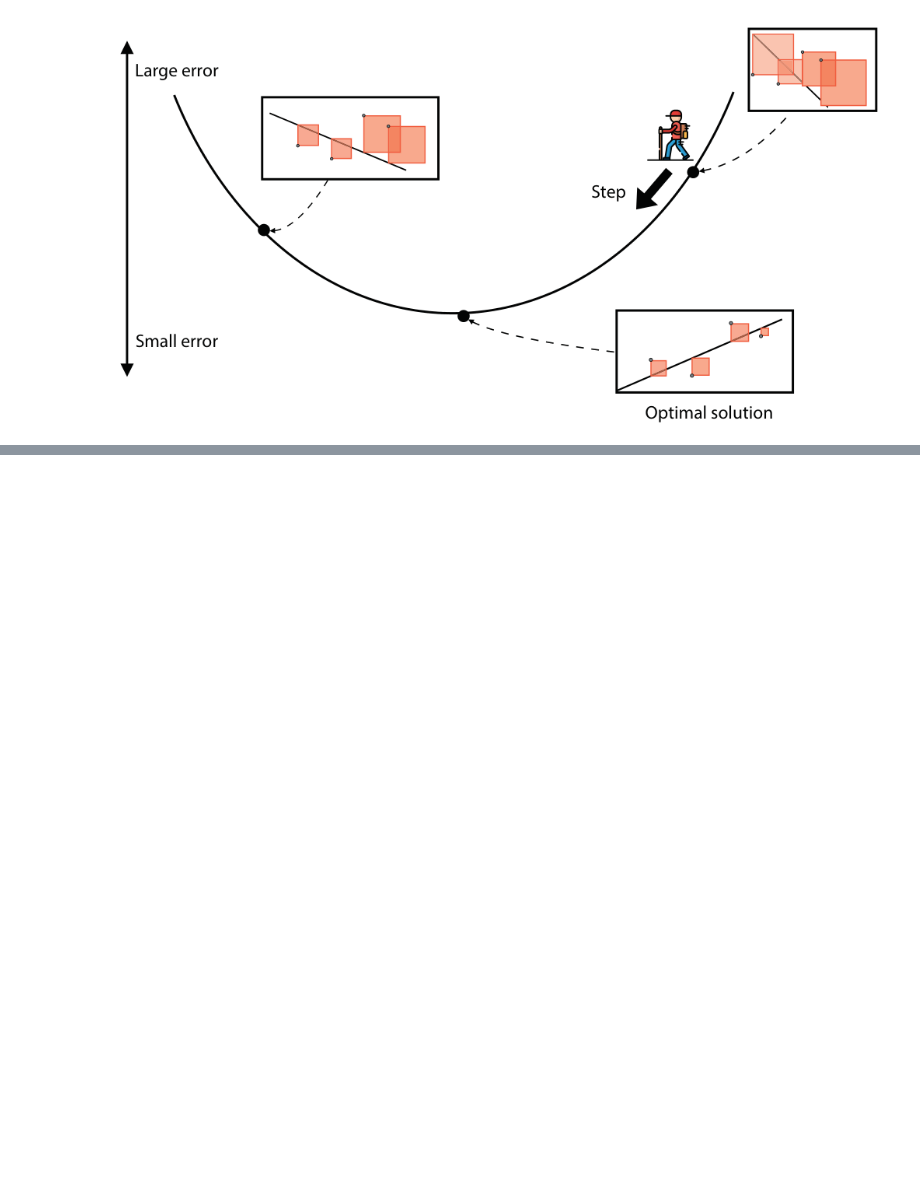
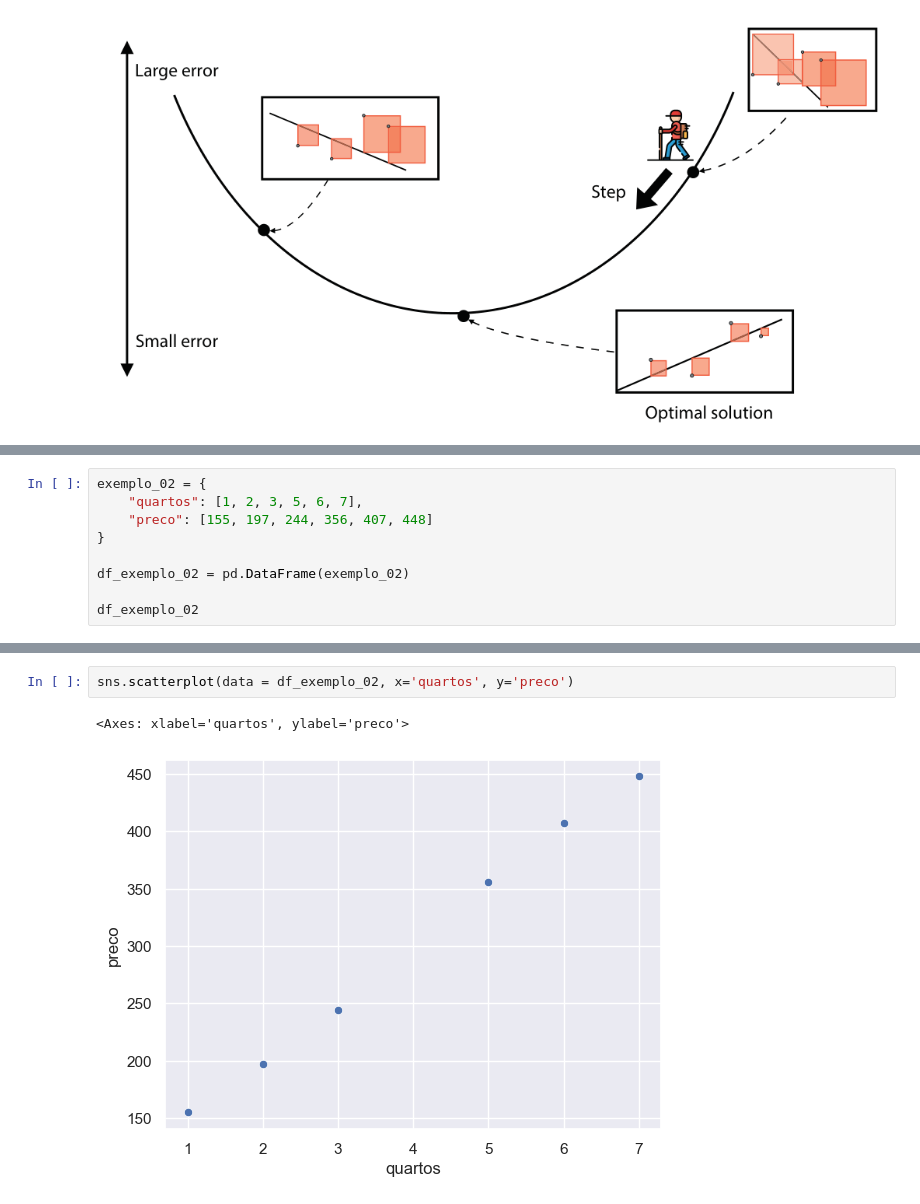
Before and after one commit to stephanyresque/Ciencia-de-dados-2, a Jupyter notebook: mes02/20_02_25.ipynb, the cells around one changed output, grey strips where cells are left out. Cells and saved outputs as stored; diff of their text form; blank space fills up the shorter version.

```diff
--- a/mes02/20_02_25.ipynb
+++ b/mes02/20_02_25.ipynb
@@ -101,0 +170,9 @@ Em uma regressão linear simples, temos dois coeficientes:
+# %%
+exemplo_02 = {
+    "quartos": [1, 2, 3, 5, 6, 7],
+    "preco": [155, 197, 244, 356, 407, 448]
+}
+
+df_exemplo_02 = pd.DataFrame(exemplo_02)
+
+df_exemplo_02
@@ -101,0 +187,5 @@ Em uma regressão linear simples, temos dois coeficientes:
+# %%
+sns.scatterplot(data = df_exemplo_02, x='quartos', y='preco')
+# %% [output]
+<Axes: xlabel='quartos', ylabel='preco'>
+[figure, added]
```
Also changed, not shown: parts of 21 cells of this notebook.
